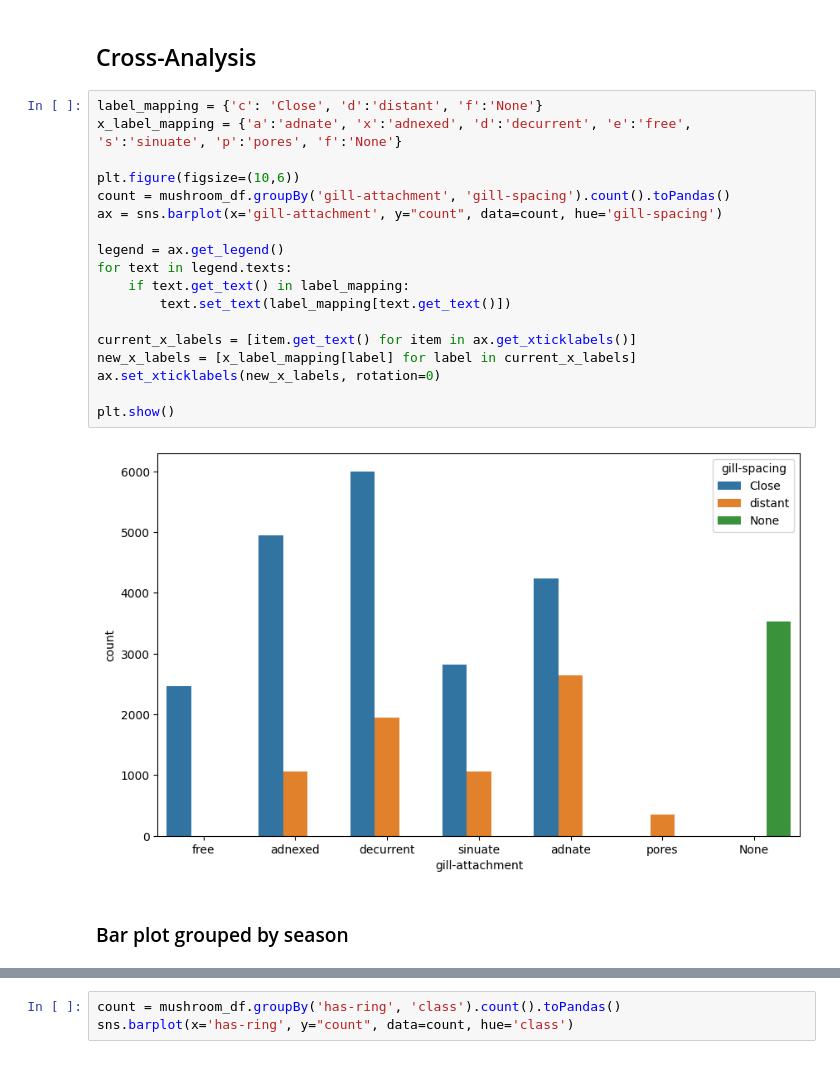
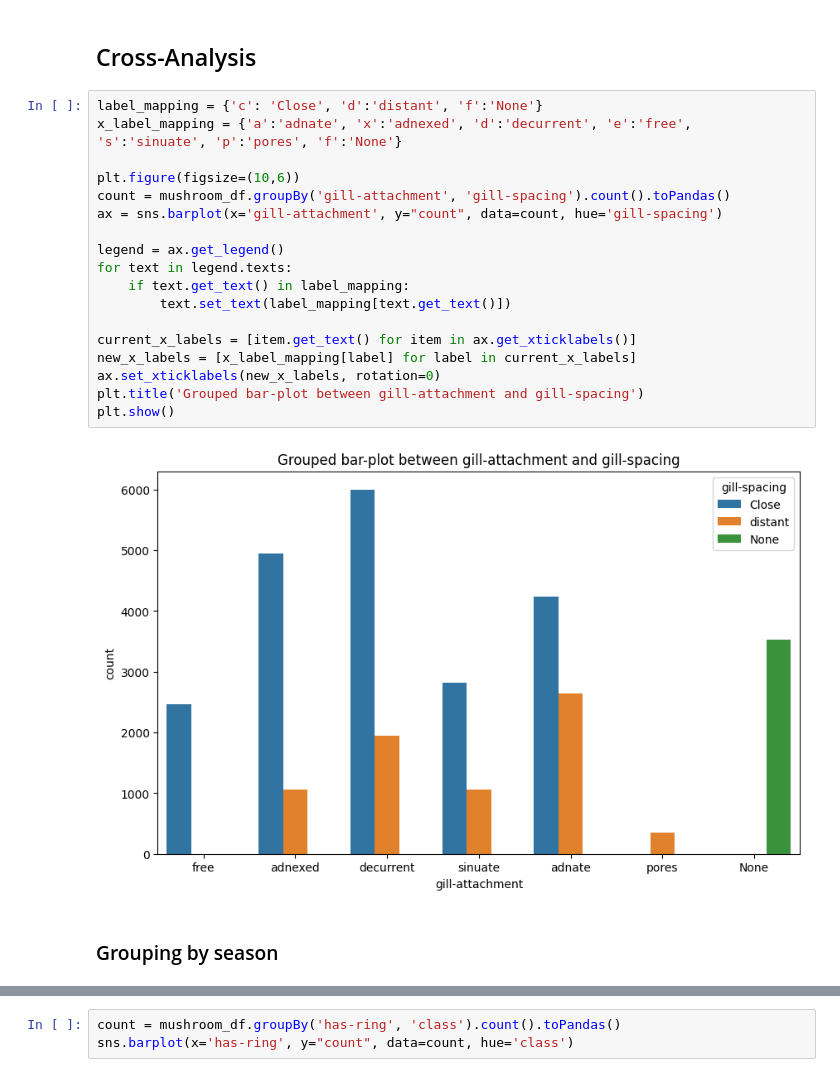
Before and after one commit to effepielle/ddam-2324, a Jupyter notebook: DU_DP.ipynb, the cells around one changed output, grey strips where cells are left out. Saved outputs shown, nothing was run; the diff lists cells and outputs as text.

```diff
--- a/DU_DP.ipynb
+++ b/DU_DP.ipynb
@@ -215,25 +220,25 @@ for c in num_cols:
 # %%
 label_mapping = {'c': 'Close', 'd':'distant', 'f':'None'}
 x_label_mapping = {'a':'adnate', 'x':'adnexed', 'd':'decurrent', 'e':'free', 's':'sinuate', 'p':'pores', 'f':'None'}
 
 plt.figure(figsize=(10,6))
 count = mushroom_df.groupBy('gill-attachment', 'gill-spacing').count().toPandas()
 ax = sns.barplot(x='gill-attachment', y="count", data=count, hue='gill-spacing')
 
 legend = ax.get_legend()
 for text in legend.texts:
     if text.get_text() in label_mapping:
         text.set_text(label_mapping[text.get_text()])
 
 current_x_labels = [item.get_text() for item in ax.get_xticklabels()]
 new_x_labels = [x_label_mapping[label] for label in current_x_labels]
 ax.set_xticklabels(new_x_labels, rotation=0)
-
+plt.title('Grouped bar-plot between gill-attachment and gill-spacing')
 plt.show()
 # %% [output]
-[figure, old version]
+[figure, new version]
 # %% [markdown]
-### Bar plot grouped by season
+### Grouping by season
 # %%
 label_mapping = {'a': 'Autumn', 'w': 'Winter', 's':'Spring', 'u':'Summer'}
 x_label_mapping = {'n':'brown', 'b':'buff', 'g':'gray', 'r':'green', 'p':'pink', 'u':'purple', 'e':'red', 'w':'white', 'y':'yellow', 'l':'blue', 'o':'orange', 'k':'black'}
```
Also changed, not shown: parts of 43 cells of this notebook, 2 other files.
